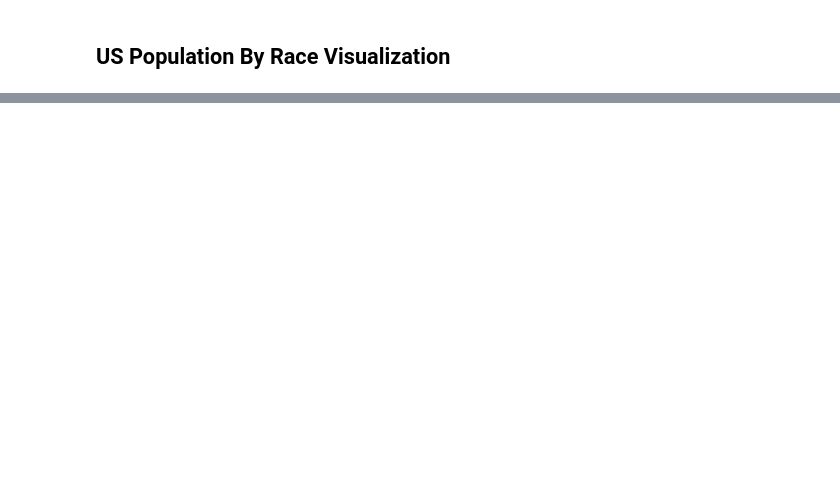
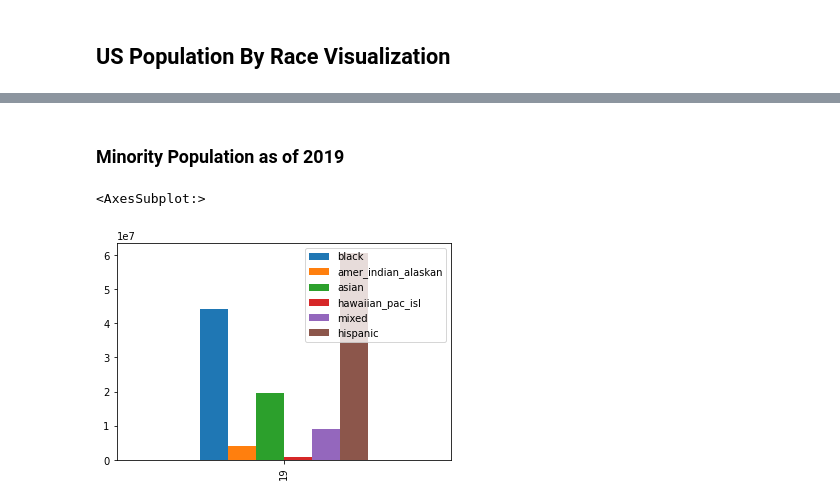
Before and after one commit to taiwojay/us_population_race, a Jupyter notebook: us_population.ipynb, the cells around one changed output, grey strips where cells are left out. Drawn from its saved outputs; the diff is of its cells as text; code cells hidden in the pictures; blank space fills up the shorter version.

```diff
--- a/us_population.ipynb
+++ b/us_population.ipynb
@@ -27,0 +73,7 @@ df.head()
+# %% [markdown]
+### Minority Population as of 2019
+# %%
+df.loc[[19],["black","amer_indian_alaskan","asian","hawaiian_pac_isl","mixed","hispanic"]].plot(kind='bar')
+# %% [output]
+<AxesSubplot:>
+[figure, added]
```
Also changed, not shown: parts of 11 cells of this notebook.
